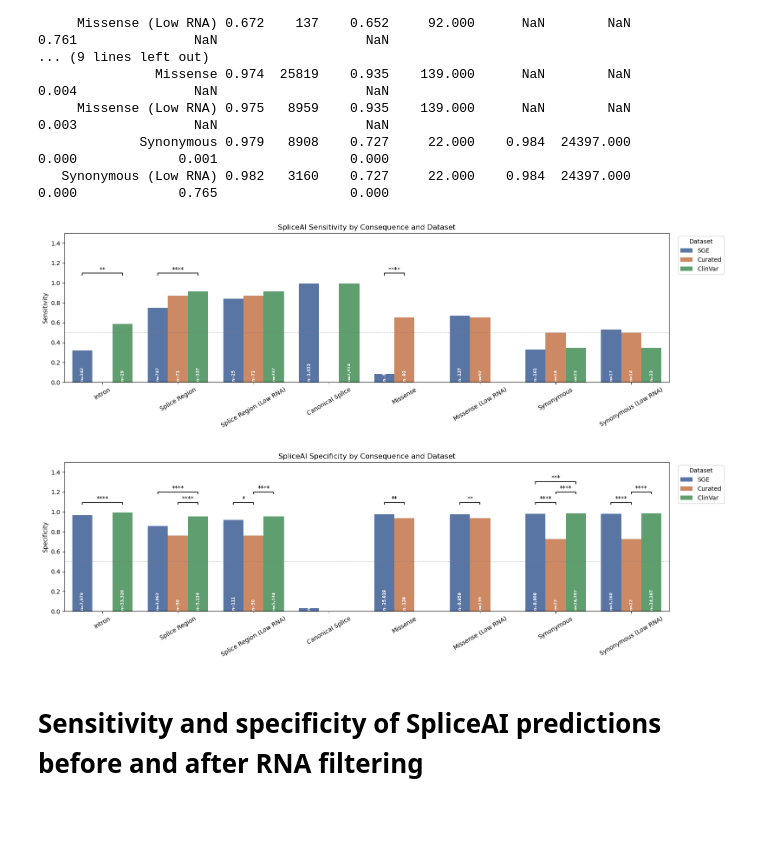
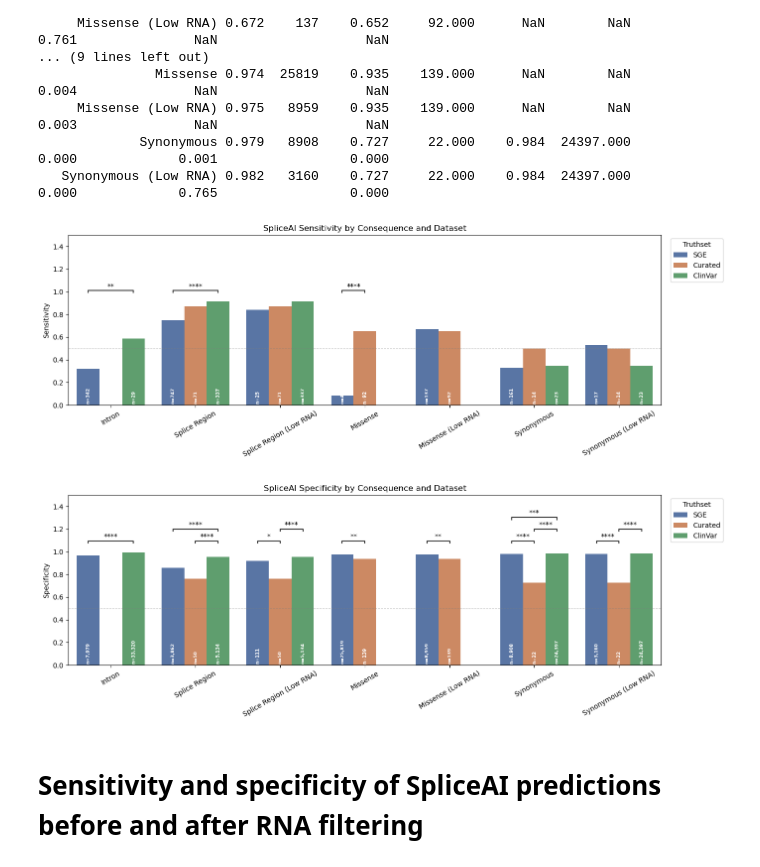
Before and after one commit to ivanw314/PillarProject_CAVA_Analysis, a Jupyter notebook: Notebooks/PP_SpliceAI_Joint_benchmarking.ipynb, the cells around one changed output. Saved outputs shown, nothing was run; the diff lists cells and outputs as text; code cells hidden in the pictures; blank space fills up the shorter version.

Commit message:
Update PP_SpliceAI_Joint_benchmarking.ipynb
Visual updates to sensitivity and specificity by consequence and dataset barplots

```diff
--- a/Notebooks/PP_SpliceAI_Joint_benchmarking.ipynb
+++ b/Notebooks/PP_SpliceAI_Joint_benchmarking.ipynb
@@ -200,7 +200,6 @@ P_COL_MAP = {
 def plot_metric(metric_df, metric_name):
     cons_order = metric_df['consequence'].tolist()
 
-    # Long-format: only rows for datasets with non-NaN values
     long_rows = []
     for _, row in metric_df.iterrows():
         for ds in DATASET_ORDER:
@@ -221,7 +220,6 @@ def plot_metric(metric_df, metric_name):
         order=cons_order, ax=ax,
     )
 
-    # Add n labels on bars
     n_hue     = len(DATASET_ORDER)
     bar_width = 0.8 / n_hue
     for i, cons in enumerate(cons_order):
@@ -235,42 +233,42 @@ def plot_metric(metric_df, metric_name):
                     ha='center', va='bottom', fontsize=6.5,
                     color='white', fontweight='bold', rotation=90)
 
-    # Collect significant pairs for annotation
     sig_pairs, sig_pvals = [], []
     for _, row in metric_df.iterrows():
         cons = row['consequence']
         for (ds_a, ds_b), p_col in P_COL_MAP.items():
             p = row.get(p_col, np.nan)
             if not pd.isna(p) and p < 0.05:
                 sig_pairs.append(((cons, ds_a), (cons, ds_b)))
                 sig_pvals.append(p)
 
     if sig_pairs:
         annotator = Annotator(
             ax, sig_pairs, data=long_df,
             x='consequence', y='value', hue='dataset',
             order=cons_order, hue_order=DATASET_ORDER,
         )
         annotator.configure(test=None, text_format='star', loc='outside', verbose=False)
         annotator.set_pvalues_and_annotate(sig_pvals)
 
     ax.set_title(f'SpliceAI {metric_name.capitalize()} by Consequence and Dataset')
     ax.set_xlabel('')
     ax.set_ylabel(metric_name.capitalize())
     ax.set_ylim(0, 1.5)
     ax.axhline(0.5, color='grey', linestyle='--', linewidth=0.8, alpha=0.5)
     ax.tick_params(axis='x', rotation=30)
-    ax.legend(title='Dataset', bbox_to_anchor=(1.01, 1), loc='upper left')
+    ax.legend(title='Truthset', bbox_to_anchor=(1.01, 1), loc='upper left')
     plt.tight_layout()
     return fig
 
 
-fig_sens = plot_metric(sensitivity_df, 'sensitivity')
-fig_spec = plot_metric(specificity_df, 'specificity')
+no_cs = lambda df: df[~df['consequence'].str.startswith('Canonical Splice')].reset_index(drop=True)
+fig_sens = plot_metric(no_cs(sensitivity_df), 'sensitivity')
+fig_spec = plot_metric(no_cs(specificity_df), 'specificity')
 plt.show()
 # %% [output]
-[figure, old version]
+[figure, new version]
-[figure, old version]
+[figure, new version]
 # %% [markdown]
 # Sensitivity and specificity of SpliceAI predictions before and after RNA filtering
 # %%
```
Also changed, not shown: parts of 3 cells of this notebook.
